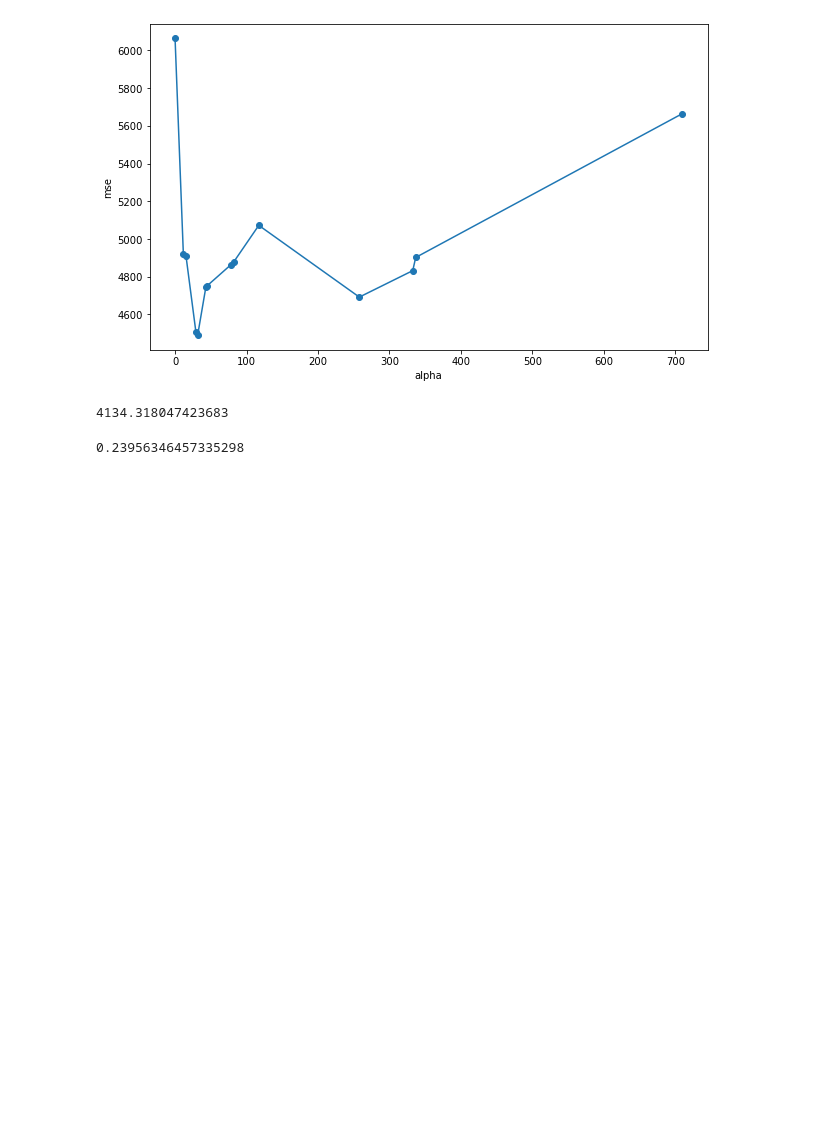
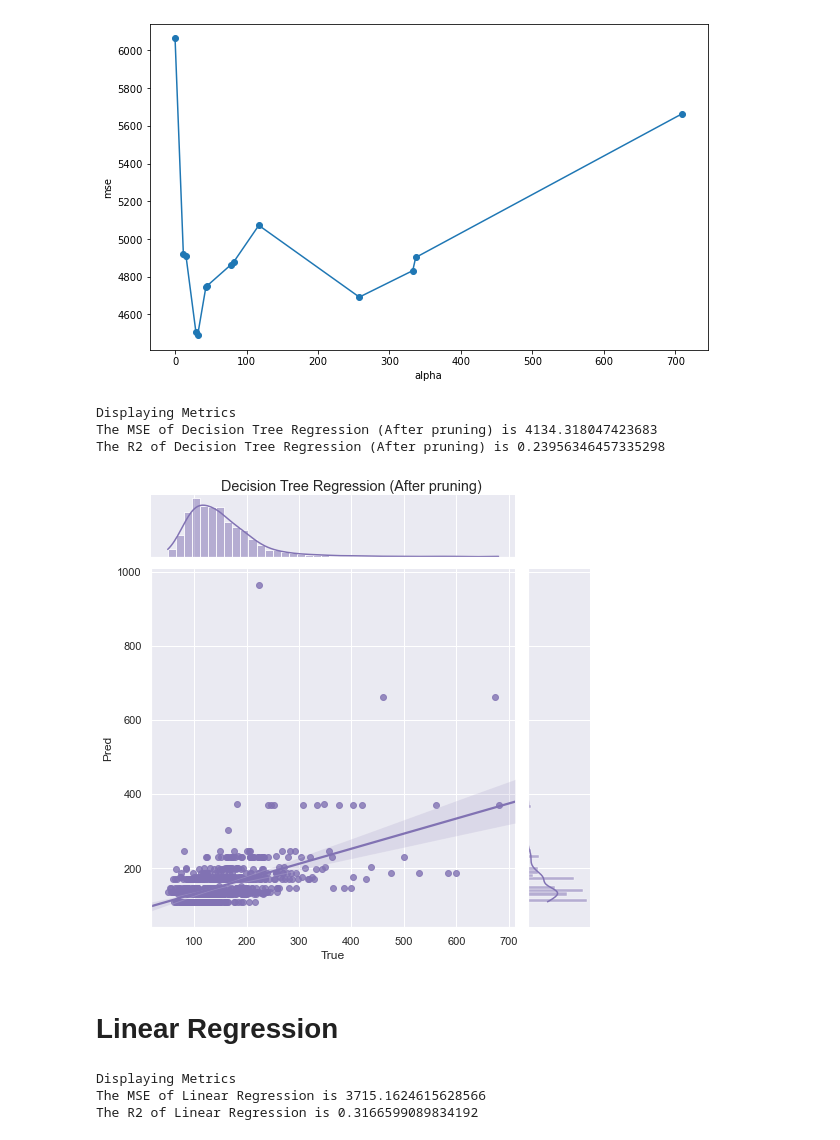
Before and after one commit to zhaoyudong/waste-cost-prediction, a Jupyter notebook: municipal-waste.ipynb, the cells around one changed output. Saved outputs shown, nothing was run; the diff lists cells and outputs as text; code cells hidden in the pictures; blank space fills up the shorter version.

```diff
--- a/municipal-waste.ipynb
+++ b/municipal-waste.ipynb
@@ -314,11 +344,15 @@ min_alpha = ccp_alphas[np.where(dt_mses==min_mse)]
 dec_pruning = DecisionTreeRegressor(random_state=0, ccp_alpha=min_alpha)
 dec_pruning.fit(X_train, y_train)
 dec_pruning_pred = dec_pruning.predict(X_test)
-# %%
-mean_squared_error(y_test, dec_pruning_pred)
-# %% [output]
-4134.318047423683
-# %%
-r2_score(y_test, dec_pruning_pred)
-# %% [output]
-0.23956346457335298
+# %%
+print_metric(dec_pruning_pred, 'Decision Tree Regression (After pruning)')
+# %% [output]
+Displaying Metrics
+The MSE of Decision Tree Regression (After pruning) is 4134.318047423683
+The R2 of Decision Tree Regression (After pruning) is 0.23956346457335298
+# %%
+compare_pred_test(dec_pruning_pred, 'Decision Tree Regression (After pruning)')
+# %% [output]
+[figure, added]
+# %% [markdown]
+# Linear Regression
@@ -324,0 +363,6 @@ r2_score(y_test, dec_pruning_pred)
+# %%
+print_metric(linear_pred, 'Linear Regression')
+# %% [output]
+Displaying Metrics
+The MSE of Linear Regression is 3715.1624615628566
+The R2 of Linear Regression is 0.3166599089834192
```
Also changed, not shown: parts of 22 cells of this notebook.
